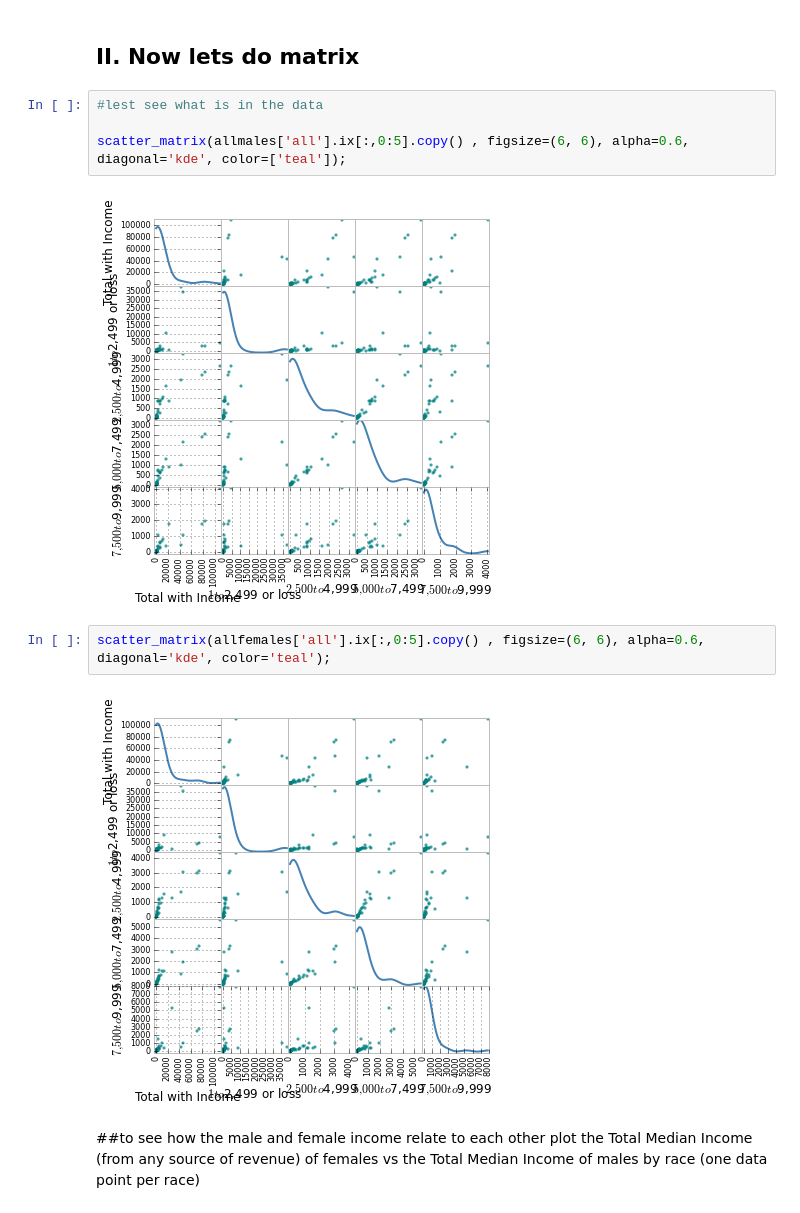
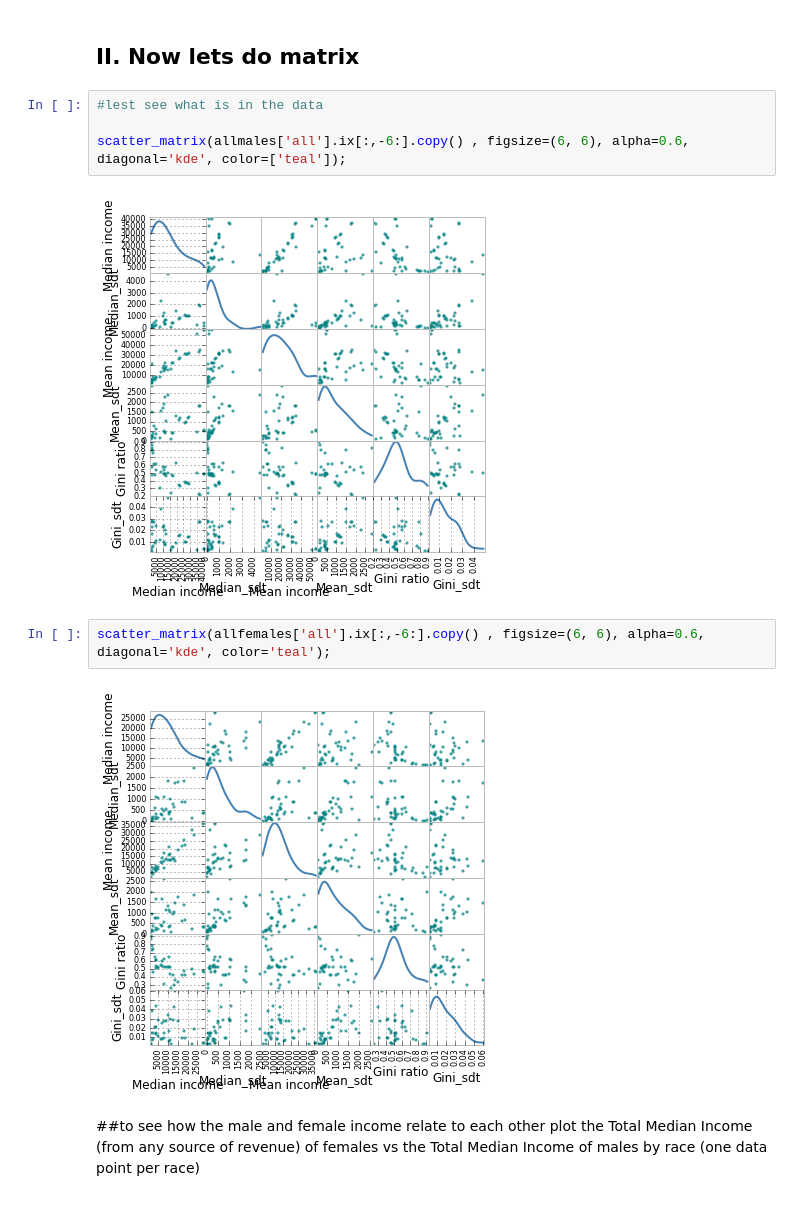
Before and after one commit to Casyfill/PUI2015_Philipp, a Jupyter notebook: HW5/income_by_gender-instructions.ipynb, the cells around one changed output. Saved outputs shown, nothing was run; the diff lists cells and outputs as text.

```diff
--- a/HW5/income_by_gender-instructions.ipynb
+++ b/HW5/income_by_gender-instructions.ipynb
@@ -123,13 +123,13 @@ for key in allmales:
 # %%
 #lest see what is in the data
 
-scatter_matrix(allmales['all'].ix[:,0:5].copy() , figsize=(6, 6), alpha=0.6, diagonal='kde', color=['teal']);
+scatter_matrix(allmales['all'].ix[:,-6:].copy() , figsize=(6, 6), alpha=0.6, diagonal='kde', color=['teal']);
 # %% [output]
-[figure, old version]
+[figure, new version]
 # %%
-scatter_matrix(allfemales['all'].ix[:,0:5].copy() , figsize=(6, 6), alpha=0.6, diagonal='kde', color='teal');
+scatter_matrix(allfemales['all'].ix[:,-6:].copy() , figsize=(6, 6), alpha=0.6, diagonal='kde', color='teal');
 # %% [output]
-[figure, old version]
+[figure, new version]
 # %% [markdown]
 ##to see how the male and female income relate to each other plot the Total Median Income (from any source of revenue) of females vs the Total Median Income of males by race (one data point per race)
 # %% [markdown]
```
Also changed, not shown: parts of 2 cells of this notebook.
